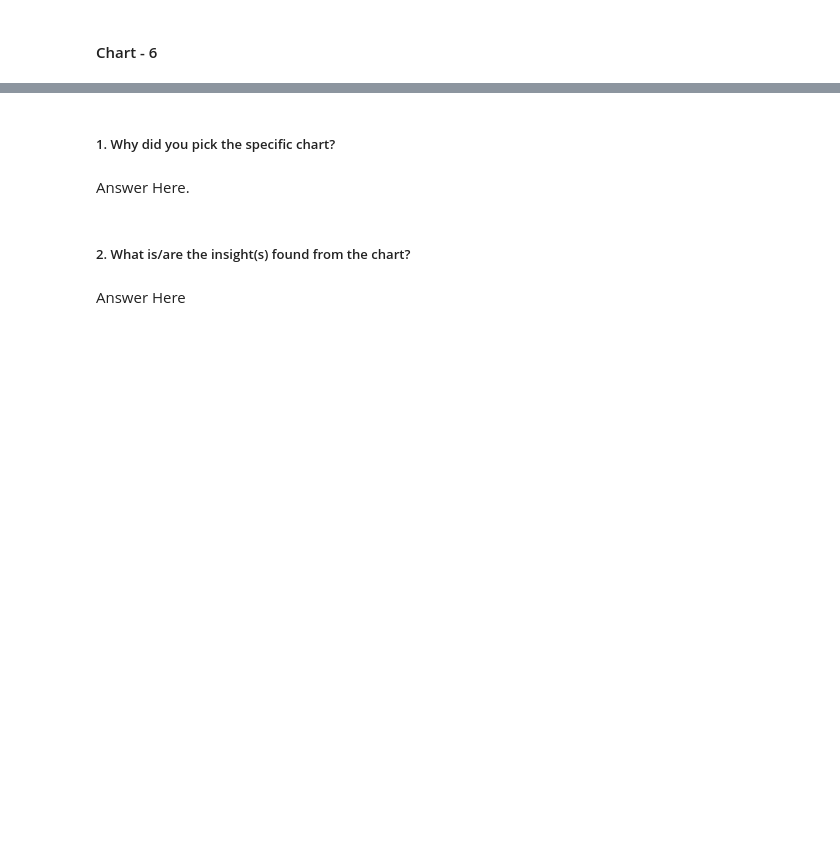
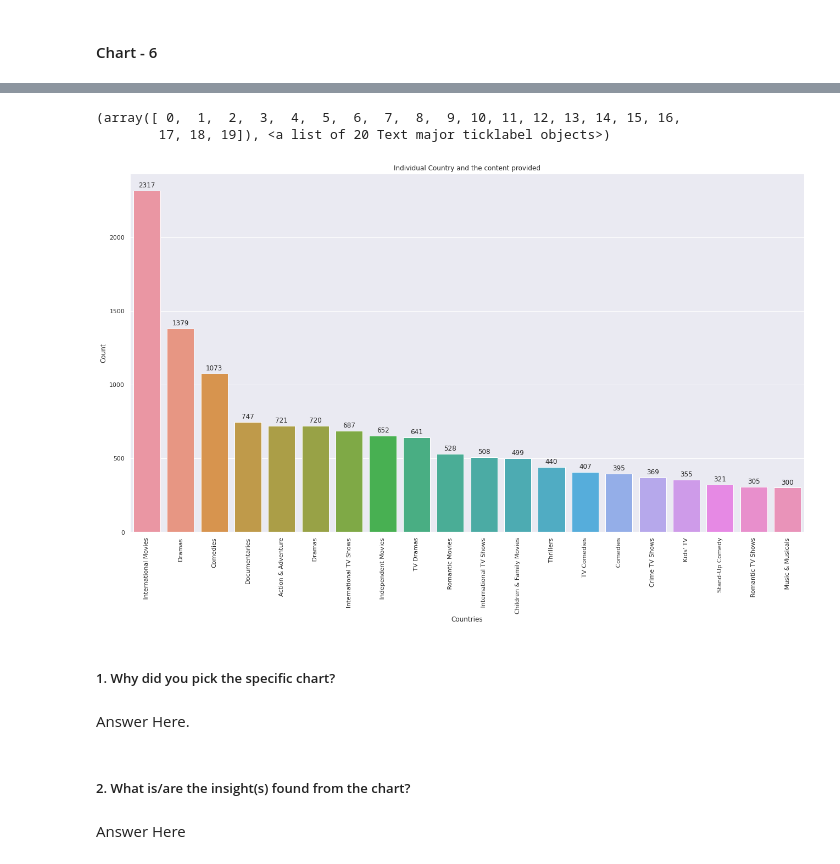
Before and after one commit to Imrgit93/UNS_Netflix-Movies-and-TV-Show-Clustering, a Jupyter notebook: UNS_Netflix_Movies_and_TV_Show_Clustering.ipynb, the cells around one changed output, grey strips where cells are left out. Saved outputs shown, nothing was run; the diff lists cells and outputs as text; code cells hidden in the pictures; blank space fills up the shorter version.

```diff
--- a/UNS_Netflix_Movies_and_TV_Show_Clustering.ipynb
+++ b/UNS_Netflix_Movies_and_TV_Show_Clustering.ipynb
@@ -666,3 +702,17 @@ Gen
+# %%
+#ploting the actors
+plt.figure(figsize=(22,12))
+p = sns.barplot(x='index',y=0,data=gener_df1[0:20])
+for i in p.patches:
+  p.annotate(format(i.get_height(), '.0f'), (i.get_x() + i.get_width() / 2., i.get_height()), ha = 'center', va = 'center', xytext = (0, 10), textcoords = 'offset points')
+plt.title('Individual Country and the content provided')
+plt.xlabel('Countries')
+plt.ylabel('Count')
+plt.xticks(rotation=90)
+# %% [output]
+(array([ 0,  1,  2,  3,  4,  5,  6,  7,  8,  9, 10, 11, 12, 13, 14, 15, 16,
+        17, 18, 19]), <a list of 20 Text major ticklabel objects>)
+[figure, added]
 # %% [markdown]
 ##### 1. Why did you pick the specific chart?
 # %% [markdown]
```
Also changed, not shown: parts of 79 cells of this notebook.
